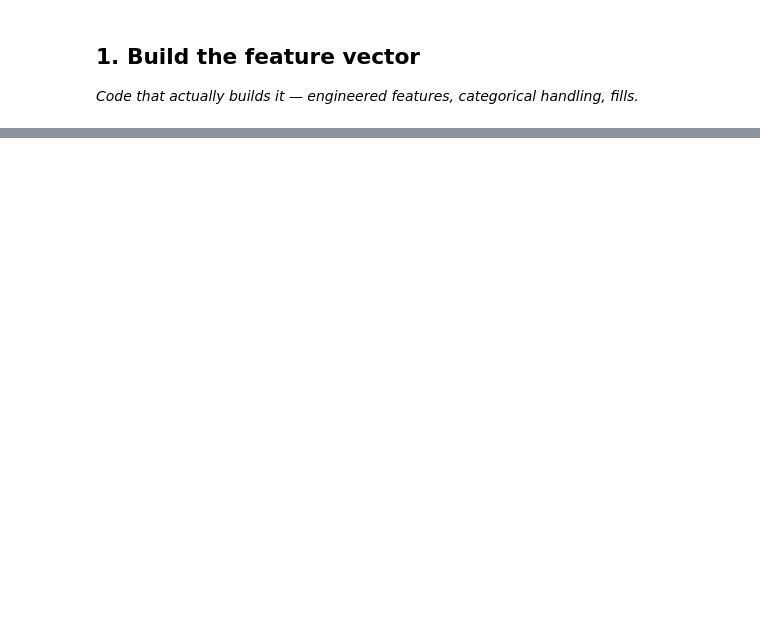
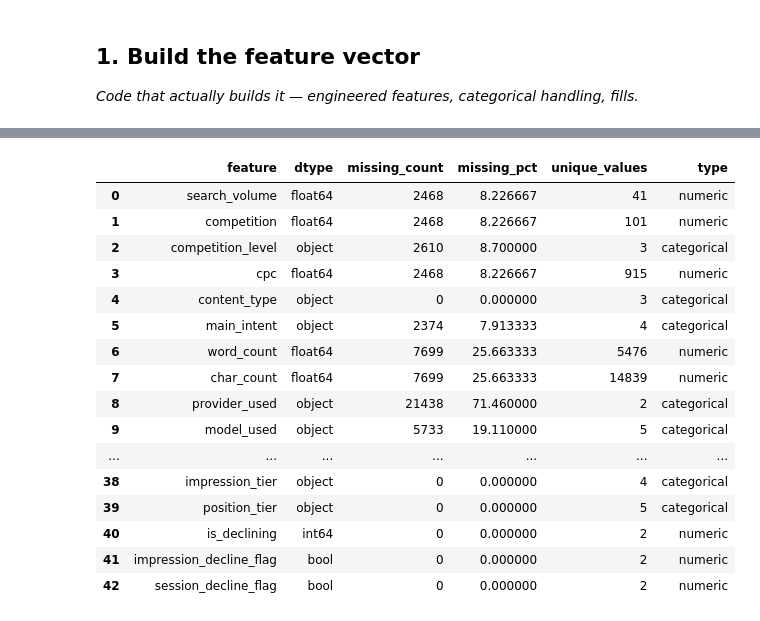
Before and after one commit to Ahmedali3ff/Flyrank-internship-, a Jupyter notebook: work/notebooks/w03_feature_leakage_check.ipynb, the cells around one changed output, grey strips where cells are left out. Saved outputs shown, nothing was run; the diff lists cells and outputs as text; code cells hidden in the pictures; blank space fills up the shorter version.

```diff
--- a/work/notebooks/w03_feature_leakage_check.ipynb
+++ b/work/notebooks/w03_feature_leakage_check.ipynb
@@ -8,0 +52,10 @@ This skeleton is yours to fill. Work the sections **in order** — each one has
+# %%
+TARGET = "trend_direction"
+
+df["is_declining"] = (
+    df[TARGET].astype(str).str.lower() == "down"
+    ).astype(int)
+
+print("Declining rate:", df["is_declining"].mean())
+print("\nTarget distribution:")
+print(df["is_declining"].value_counts())
@@ -46,0 +286,43 @@ Before you submit, confirm each line honestly:
+# %%
+# ============================================================
+# Feature notes: dtype, missingness, and observed coverage
+# ============================================================
+
+feature_notes = pd.DataFrame({
+    "feature": FEATURE_FIELDS,
+        "dtype": [str(df[c].dtype) for c in FEATURE_FIELDS],
+            "missing_count": [df[c].isna().sum() for c in FEATURE_FIELDS],
+                "missing_pct": [
+                        df[c].isna().mean() * 100
+                                for c in FEATURE_FIELDS
+                                    ],
+                                        "unique_values": [
+                                                df[c].nunique(dropna=True)
+                                                        for c in FEATURE_FIELDS
+                                                            ],
+                                                            })
+feature_notes["type"] = np.where(
+                                                                feature_notes["feature"].isin(NUMERIC_FEATURES),
+                                                                    "numeric",
+                                                                        "categorical"
+                                                                        )
+
+display(feature_notes)
+# %% [output]
+|  | feature | dtype | missing_count | missing_pct | unique_values | type |
+| 0 | search_volume | float64 | 2468 | 8.226667 | 41 | numeric |
+| 1 | competition | float64 | 2468 | 8.226667 | 101 | numeric |
+| 2 | competition_level | object | 2610 | 8.700000 | 3 | categorical |
+| 3 | cpc | float64 | 2468 | 8.226667 | 915 | numeric |
+| 4 | content_type | object | 0 | 0.000000 | 3 | categorical |
+| 5 | main_intent | object | 2374 | 7.913333 | 4 | categorical |
+| 6 | word_count | float64 | 7699 | 25.663333 | 5476 | numeric |
+| 7 | char_count | float64 | 7699 | 25.663333 | 14839 | numeric |
+| 8 | provider_used | object | 21438 | 71.460000 | 2 | categorical |
+| 9 | model_used | object | 5733 | 19.110000 | 5 | categorical |
+| ... | ... | ... | ... | ... | ... | ... |
+| 38 | impression_tier | object | 0 | 0.000000 | 4 | categorical |
+| 39 | position_tier | object | 0 | 0.000000 | 5 | categorical |
+| 40 | is_declining | int64 | 0 | 0.000000 | 2 | numeric |
+| 41 | impression_decline_flag | bool | 0 | 0.000000 | 2 | numeric |
+| 42 | session_decline_flag | bool | 0 | 0.000000 | 2 | numeric |
```
Also changed, not shown: parts of 27 cells of this notebook.
